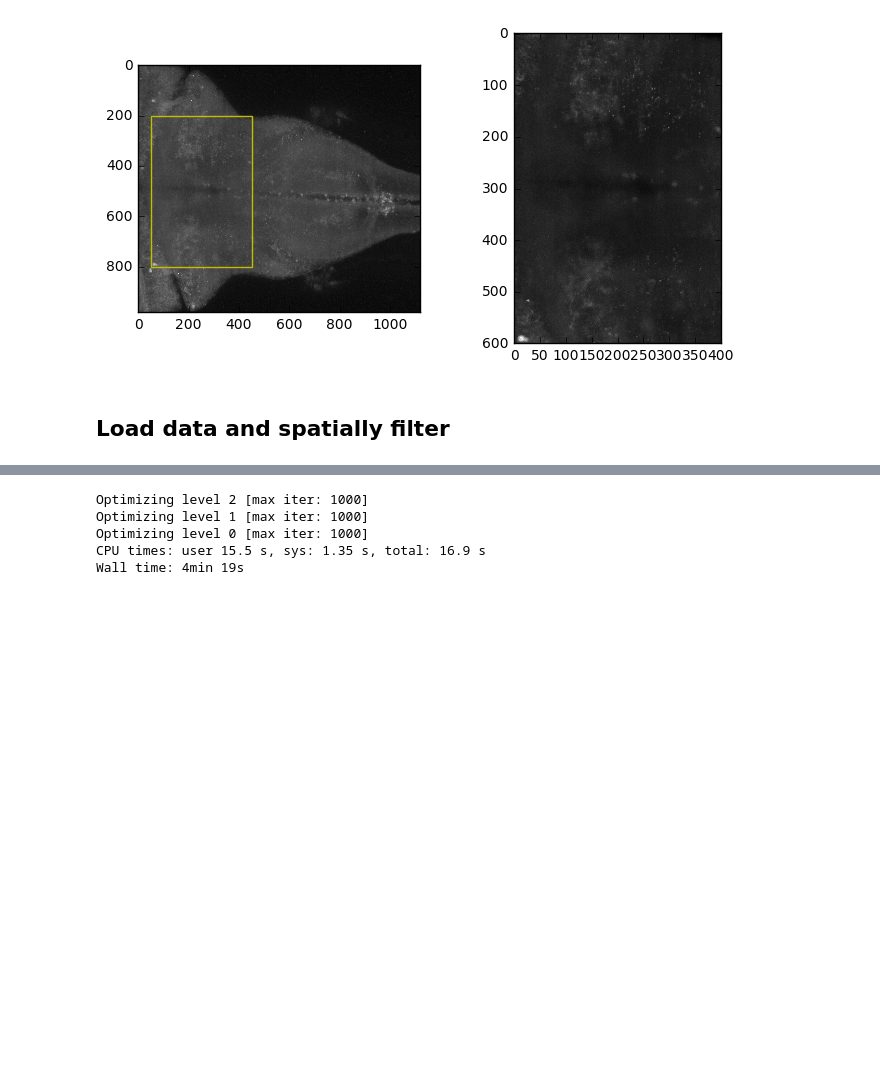
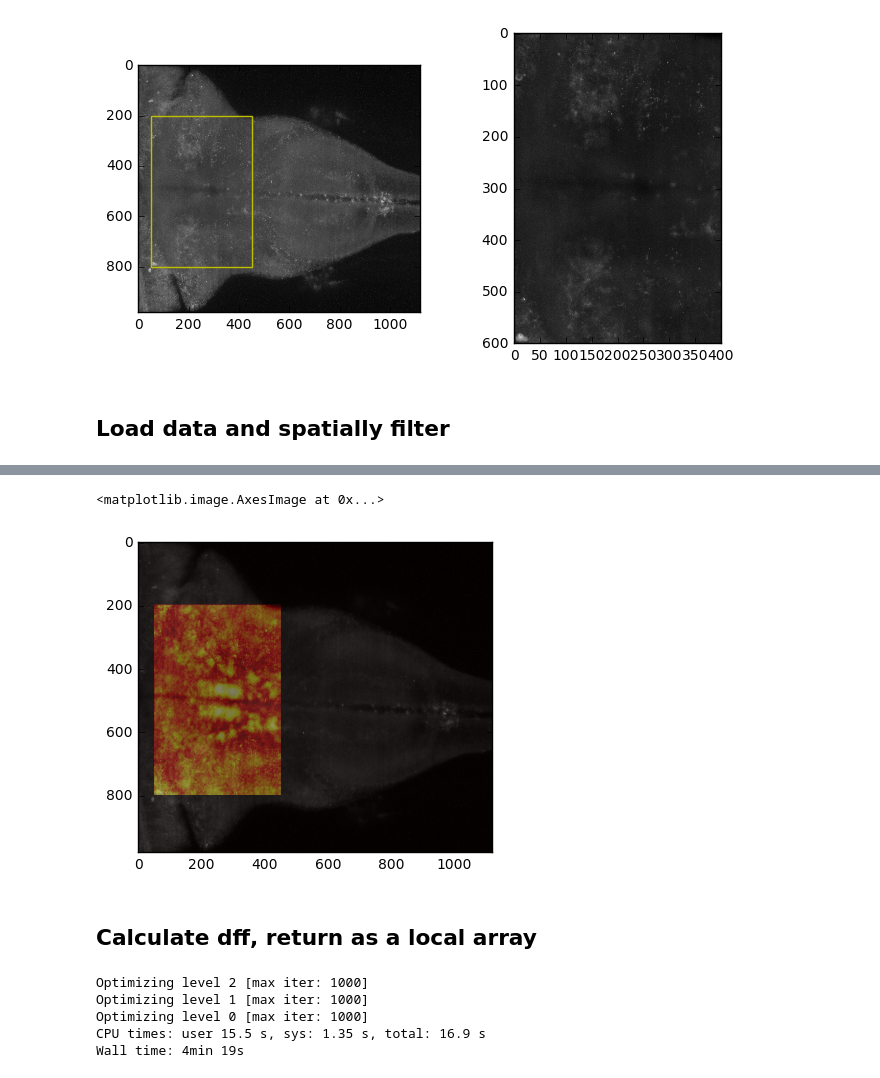
Before and after one commit to d-v-b/simview_notebooks, a Jupyter notebook: hbo-detection.ipynb, the cells around one changed output, grey strips where cells are left out. Drawn from its saved outputs; the diff is of its cells as text; code cells hidden in the pictures; blank space fills up the shorter version.

Commit message:
added detection via local correlation

```diff
--- a/hbo-detection.ipynb
+++ b/hbo-detection.ipynb
@@ -44,6 +44,20 @@ def rescale(v, in_range, out_range):
     out_ptp = out_range[1] - out_range[0]
     rescaled = (((v - in_range[0]) * out_ptp) / in_ptp) + out_range[0]
     return rescaled
+
+def upsample_volume(v, roi, ds_yx):
+        # upsample a volume in x and y
+        from numpy import zeros
+        from scipy.interpolate import RectBivariateSpline
+
+        output = zeros((v.shape[0], roi_yx[0].stop - roi_yx[0].start, roi_yx[1].stop - roi_yx[1].start))
+
+        y_ds,x_ds = np.arange(roi_yx[0].start, roi_yx[0].stop, ds_yx), np.arange(roi_yx[1].start, roi_yx[1].stop, ds_yx)
+        y_full, x_full = np.arange(y_ds[0], y_ds[-1] + ds_yx), np.arange(x_ds[0], x_ds[-1] + ds_yx)
+
+        for ind, plane in enumerate(v):
+            output[ind] = RectBivariateSpline(y_ds,x_ds, plane)(y_full, x_full)
+        return output
 # %% [markdown]
  ## Set experiment parameters
  Some of these (like the dimensions) should be inferred programmatically
@@ -58,7 +72,7 @@ dims = (45, 980, 1120)
 fs_im = 3
 
 # Range of images to process, e.g. for excluding initial timepoints
-plr_t = slice(0, None)
+plr_t = slice(1000, 2000)
 
 # Width of sliding window (in samples) used for dff estimation
 dff_window =  100 * fs_im
@@ -102,0 +121,3 @@ print(ims.shape)
+# %%
+%%time
+locorr = ims.localcorr(size=2)
@@ -103,3 +127,15 @@ print(ims.shape)
+# %%
+upsampled = upsample_volume(locorr, roi_yx, ds_yx)
+tmp = np.zeros(sample.shape)
+tmp[:,roi_yx[0], roi_yx[1]] = upsampled
+# %%
+plt.imshow(sample.std(0), cmap='gray', alpha=1)
+plt.imshow(tmp.std(0), cmap='hot', alpha = .4)
+# %% [output]
+<matplotlib.image.AxesImage at 0x...>
+[figure, added]
+# %% [markdown]
+## Calculate dff, return as a local array
 # %%
 sub_vol = ims[0:1000].toseries().normalize(method = 'window', window=dff_window).astype('float32')
 sub_vol = sub_vol.toarray()
```
Also changed, not shown: parts of 4 cells of this notebook.
